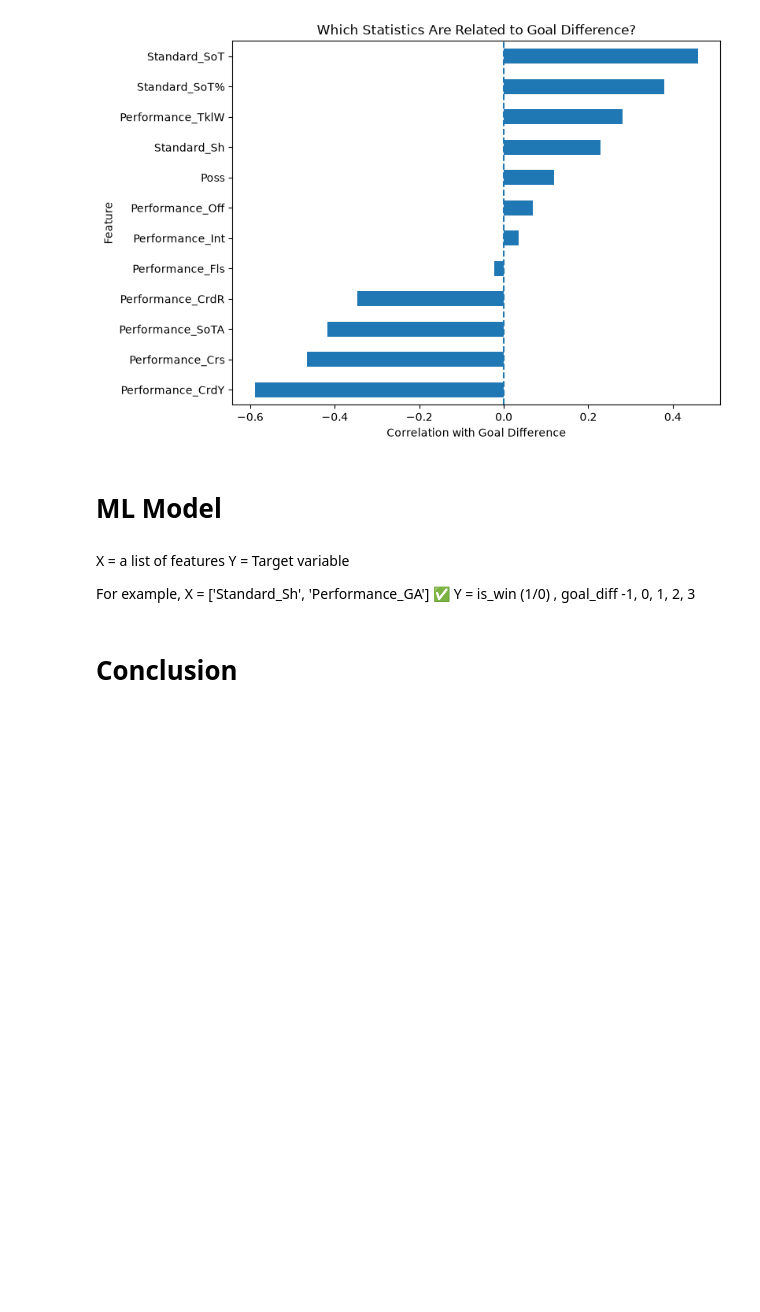
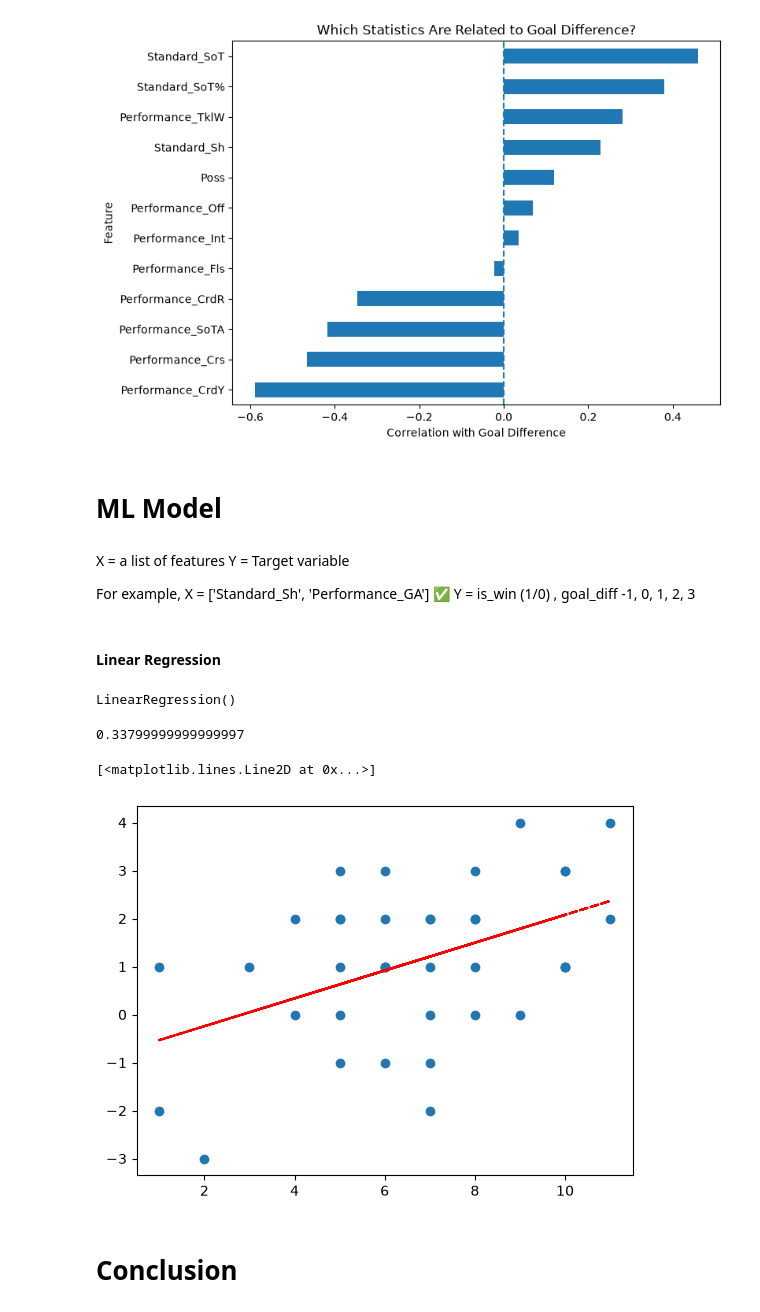
Before and after one commit to JacobP2011/football-stats, a Jupyter notebook: notebooks/fbref_analysis_jacob.ipynb, the cells around one changed output. Saved outputs shown, nothing was run; the diff lists cells and outputs as text; code cells hidden in the pictures; blank space fills up the shorter version.

```diff
--- a/notebooks/fbref_analysis_jacob.ipynb
+++ b/notebooks/fbref_analysis_jacob.ipynb
@@ -228,5 +245,35 @@ Y = Target variable
 For example,
 X = ['Standard_Sh', 'Performance_GA']
 ✅ Y = is_win (1/0) , goal_diff -1, 0, 1, 2, 3
+# %% [markdown]
+#### Linear Regression
+# %%
+from sklearn.linear_model import LinearRegression
+
+features = [
+    "Standard_SoT",
+]
+
+X = df[features]
+y = df["goal_diff"]
+
+# Initialization
+model = LinearRegression()
+
+# Fit / Train
+model.fit(X, y)
+# %% [output]
+LinearRegression()
+# %%
+# Goal_diff = -0.822 + 0.29 * Standard_SoT
+4 * 0.29 -0.822
+# %% [output]
+0.33799999999999997
+# %%
+plt.scatter(X, y)
+plt.plot(X, -0.822 + 0.29*X, linestyle="--", color="red")
+# %% [output]
+[<matplotlib.lines.Line2D at 0x...>]
+[figure, added]
 # %% [markdown]
 # Conclusion
```
Also changed, not shown: parts of 3 cells of this notebook.
